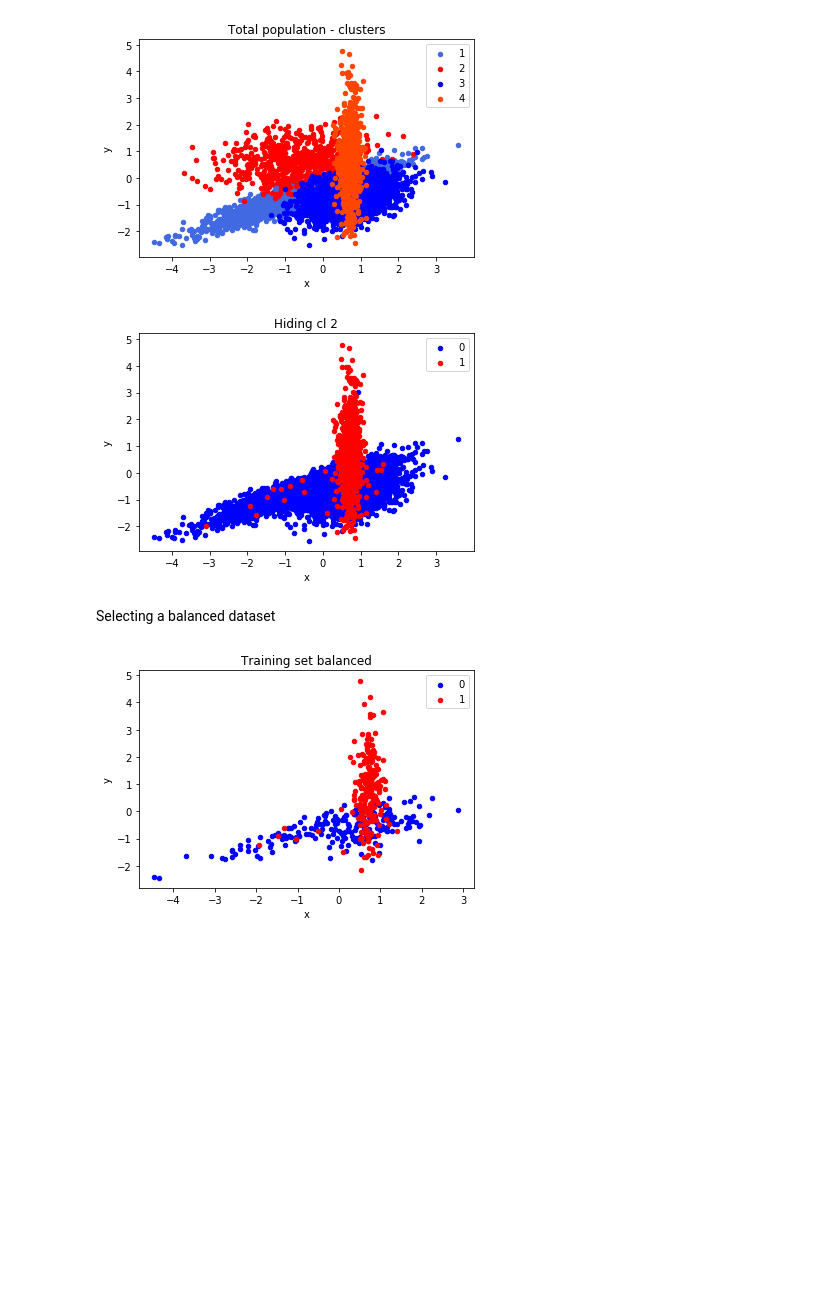
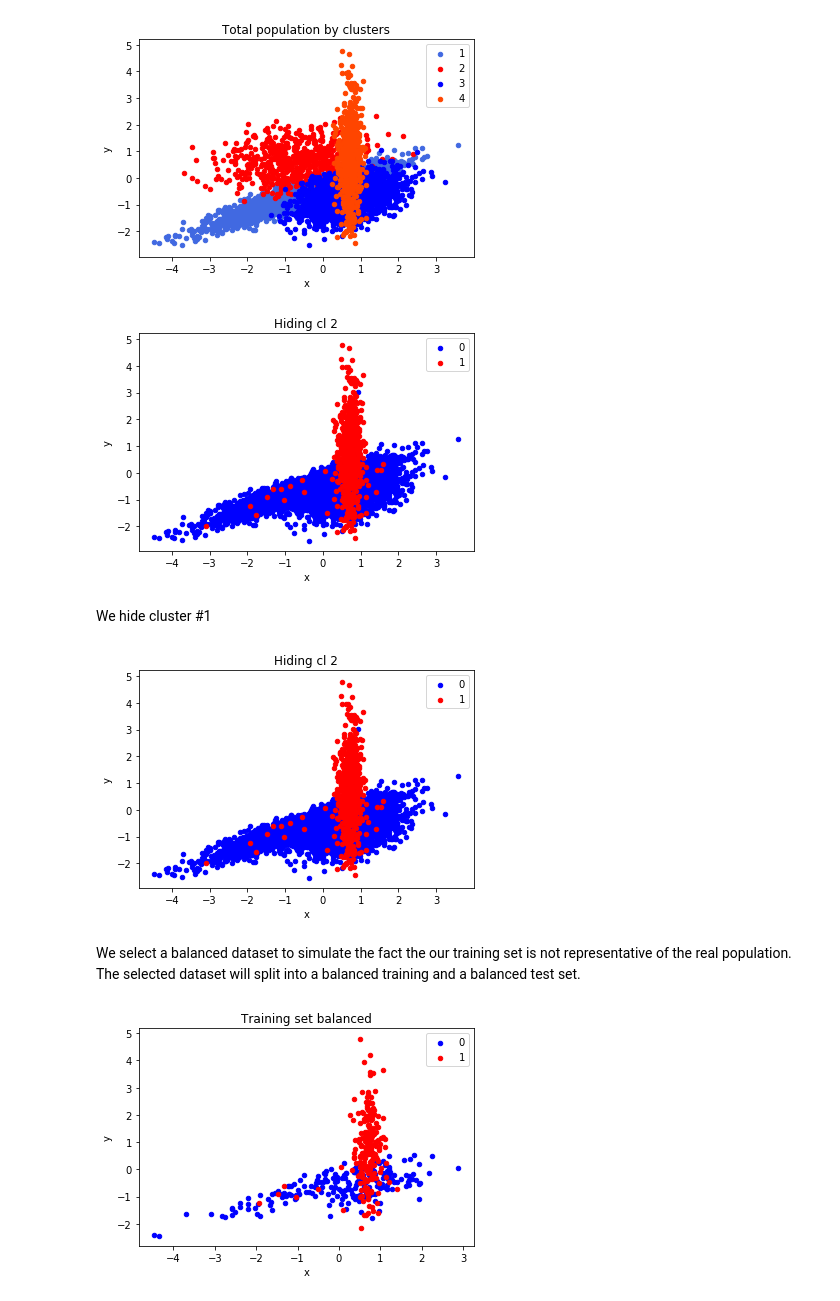
Before and after one commit to GiovannaNicora/reliability, a Jupyter notebook: SimulationReliability.ipynb, the cells around one changed output. Saved outputs shown, nothing was run; the diff lists cells and outputs as text; code cells hidden in the pictures; blank space fills up the shorter version.

```diff
--- a/SimulationReliability.ipynb
+++ b/SimulationReliability.ipynb
@@ -74,16 +94,22 @@ create_plot(df, title='Total population')
+# %%
+create_plot(df, title='Total population by clusters', group_by='clusters',
+            colors={1: 'royalblue', 2: 'red', 3: 'blue', 4: 'orangered'})
+# %% [output]
+[figure, added]
+[figure, added]
+# %% [markdown]
+We hide cluster #1
 # %%
-create_plot(df, title='Total population - clusters', group_by='clusters',
-            colors={1: 'royalblue', 2: 'red', 3: 'blue', 4: 'orangered'})
-
-# "Hiding" cluster 1
+#"Hiding" cluster 1
 create_plot(df[df['clusters'] != 2], title='Hiding cl 2')
 iCl2 = np.where(df['clusters'] == 2)
 iCl134 = np.where(df['clusters'] != 2)
 # %% [output]
-[figure, old version]
+[figure, new version]
-[figure, removed]
-# %% [markdown]
-Selecting a balanced dataset
+# %% [markdown]
+We select a balanced dataset to simulate the fact the our training set is not
+representative of the real population. The selected dataset will
+split into a balanced training and a balanced test set.
 # %%
 from sklearn.model_selection import train_test_split
 import numpy as np
```
Also changed, not shown: parts of 19 cells of this notebook.
